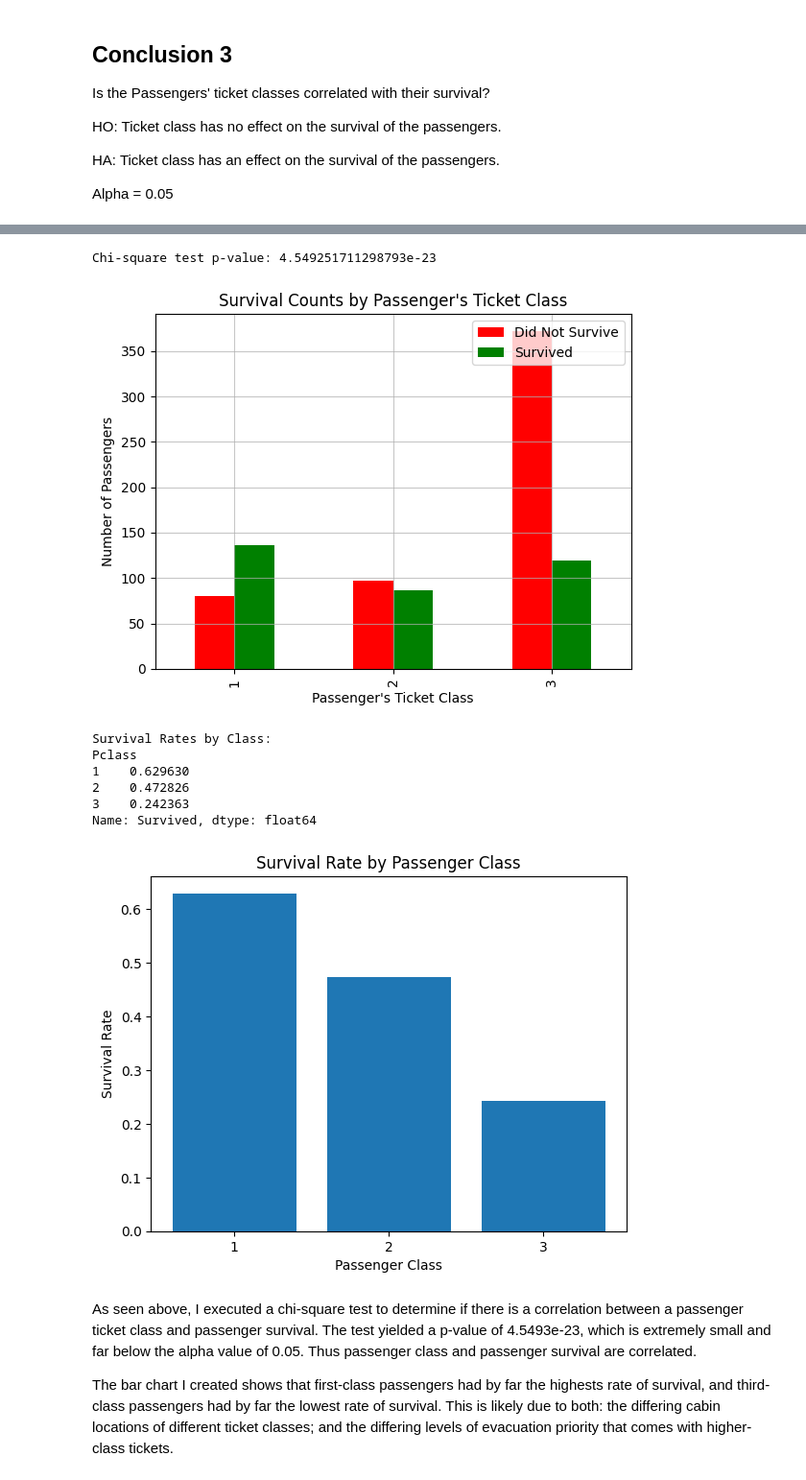
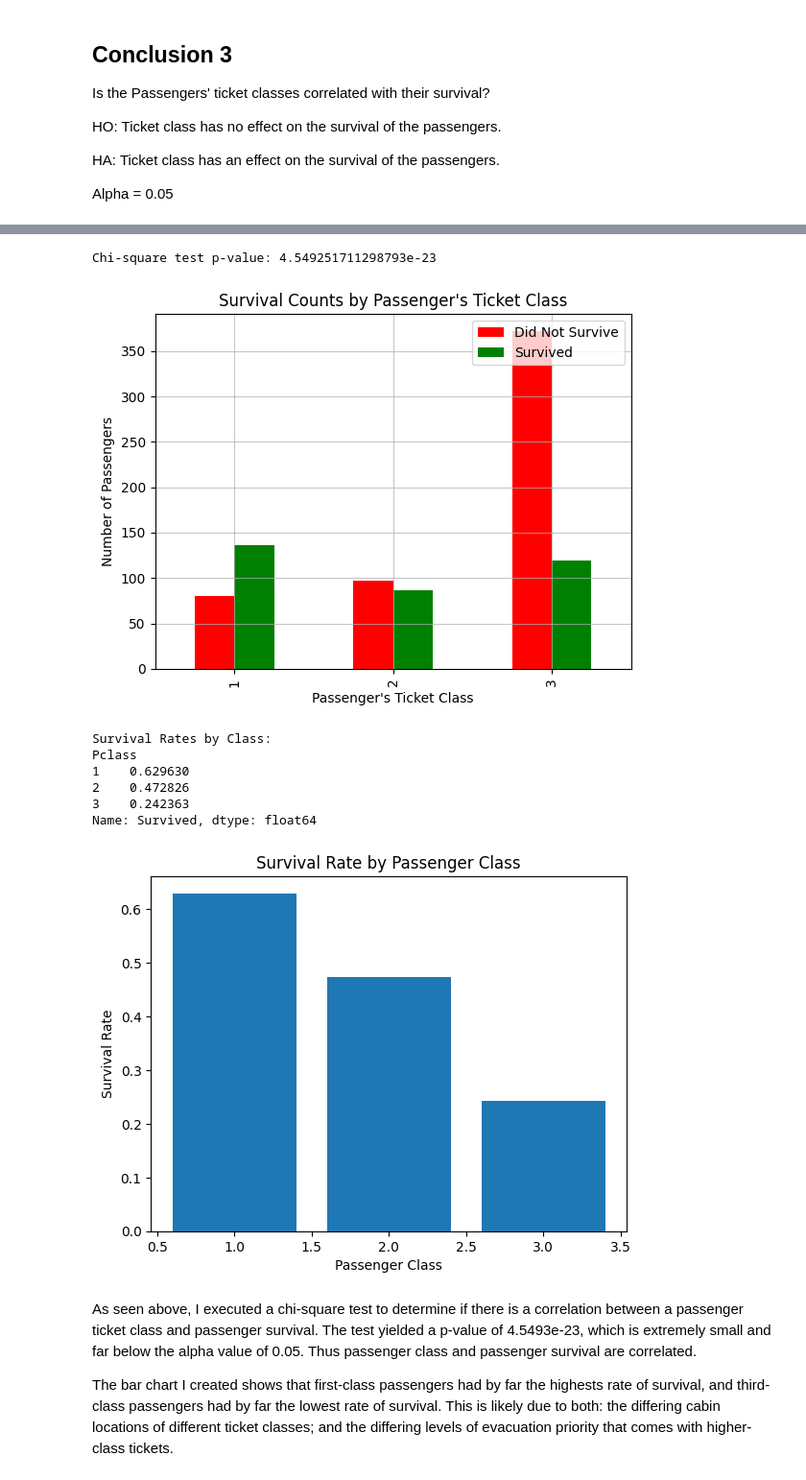
Before and after one commit to justin-glazer/320-FinalProject, a Jupyter notebook: CMSC320_Final_Project.ipynb, the cells around one changed output, grey strips where cells are left out. Shown at 96% size. Saved outputs shown, nothing was run; the diff lists cells and outputs as text; code cells hidden in the pictures.

```diff
--- a/CMSC320_Final_Project.ipynb
+++ b/CMSC320_Final_Project.ipynb
@@ -103,7 +103,7 @@ conditions = [
     ~(titanic_df['Name'].str.contains('Mr.|Miss.|Master.'))
 ]
 values = ['Mr_and_Mrs', 'Miss', 'Master', 'Other']
-titanic_df['Title'] = np.select(conditions, values)
+titanic_df['Title'] = np.select(conditions, values, default='Other')
 
 # ============================================================
 # 2. Impute Missing Age by Title Mean
@@ -181,9 +181,15 @@ titanic_df = (
 mask = titanic_df['family_survival'] == 0.5
 titanic_df.loc[mask, 'family_survival'] = titanic_df.loc[mask, 'family_survival_ticket']
 # ============================================================
-# 6. Final Sanity Check
+# 6. Drop Unneeded Columns
 # ============================================================
-print("Preprocessing complete.")
+cols_to_drop = ['Ticket', 'Cabin', 'PassengerId', 'family_survival_ticket']
+titanic_df.drop(columns=[c for c in cols_to_drop if c in titanic_df.columns], inplace=True)
+
+# ============================================================
+# 7. Final Sanity Check
+# ============================================================
+print("✅ Preprocessing complete.")
 print("Shape:", titanic_df.shape)
 print("Missing values per column:\n", titanic_df.isnull().sum())
 print("\nPreview:")
@@ -275,35 +297,35 @@ print(f"Chi-square test p-value: {p_val}")
 class_table.plot(kind="bar", stacked=False, color=["red", "green"])
 plt.title("Survival Counts by Passenger's Ticket Class")
 plt.xlabel("Passenger's Ticket Class")
 plt.ylabel("Number of Passengers")
 plt.legend(["Did Not Survive", "Survived"], loc="upper right")
 plt.grid(alpha=0.7)
 plt.show()
 
 survival_rate_by_class = titanic_df.groupby("Pclass")["Survived"].mean()
 print("Survival Rates by Class:")
 print(survival_rate_by_class)
 
-plt.bar(survival_rate_by_class.index.astype(str), survival_rate_by_class.values)
+plt.bar(survival_rate_by_class.index, survival_rate_by_class.values)
 plt.title("Survival Rate by Passenger Class")
 plt.xlabel("Passenger Class")
 plt.ylabel("Survival Rate")
 plt.show()
 # %% [output]
 | Survived | 0 | 1 |
 | Pclass |  |  |
 | 1 | 80 | 136 |
 | 2 | 97 | 87 |
 | 3 | 372 | 119 |
 Chi-square test p-value: 4.549251711298793e-23
 [figure]
 Survival Rates by Class:
 Pclass
 1    0.629630
 2    0.472826
 3    0.242363
 Name: Survived, dtype: float64
-[figure, old version]
+[figure, new version]
 # %% [markdown]
 As seen above, I executed a chi-square test to determine if there is a correlation between a passenger ticket class and passenger survival. The test yielded a p-value of 4.5493e-23, which is extremely small and far below the alpha value of 0.05. Thus passenger class and passenger survival are correlated.
 
```
Also changed, not shown: parts of 2 cells of this notebook.
